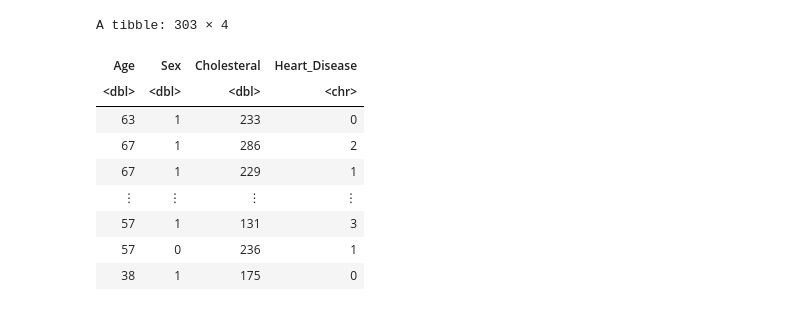
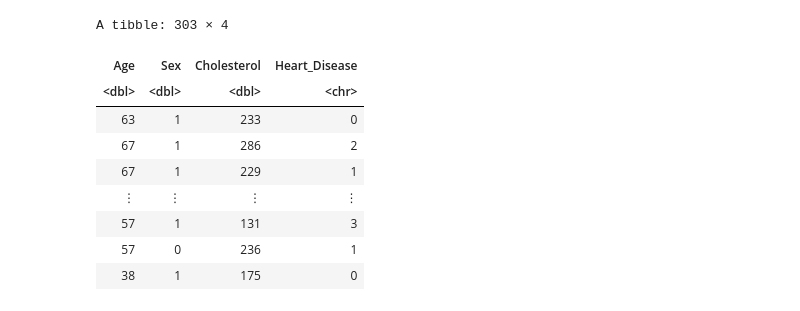
Before and after one commit to katelynmilan/DSCI_project, a Jupyter notebook: Project Proposal.ipynb, the cells around one changed output. Saved outputs shown, nothing was run; the diff lists cells and outputs as text; code cells hidden in the pictures.

```diff
--- a/Project Proposal.ipynb
+++ b/Project Proposal.ipynb
@@ -35,12 +45,12 @@ A spec_tbl_df: 303 × 14
 # %%
 clean_data <- data_set|>
 select(age, sex, chol, num) |>
-rename(Heart_Disease = num, Cholesteral = chol, Age = age, Sex = sex)|>
+rename(Heart_Disease = num, Cholesterol = chol, Age = age, Sex = sex)|>
 mutate(Heart_Disease = as.character(Heart_Disease))
 clean_data
 # %% [output]
 A tibble: 303 × 4
-| Age | Sex | Cholesteral | Heart_Disease |
+| Age | Sex | Cholesterol | Heart_Disease |
 | <dbl> | <dbl> | <dbl> | <chr> |
 | 63 | 1 | 233 | 0 |
 | 67 | 1 | 286 | 2 |
```
Also changed, not shown: parts of 3 cells of this notebook.
